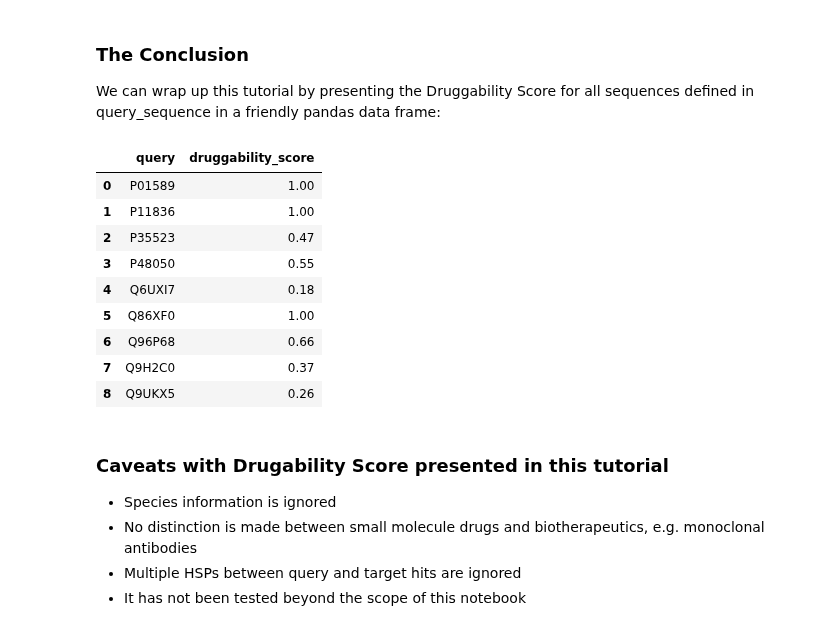
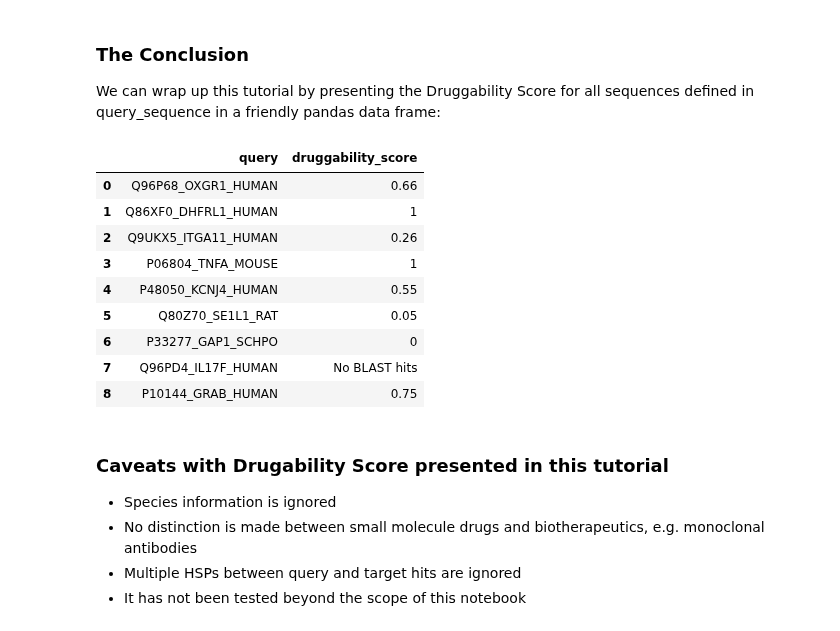
Before and after one commit to chembl/mychembl, a Jupyter notebook: ipython_notebooks/09_myChEMBL_BLAST_and_druggability.ipynb, the cells around one changed output. Saved outputs shown, nothing was run; the diff lists cells and outputs as text; code cells hidden in the pictures.

```diff
--- a/ipython_notebooks/09_myChEMBL_BLAST_and_Druggability.ipynb
+++ b/ipython_notebooks/09_myChEMBL_BLAST_and_druggability.ipynb
@@ -522,19 +507,25 @@ Q9UKX5: 1.0
 ### The Conclusion
 
 We can wrap up this tutorial by presenting the Druggability Score for all sequences defined in query_sequence in a friendly pandas data frame:
-# %%
-rs_merge_df.groupby('query')['druggability_score'].max().reset_index()
-# %% [output]
-|  | query | druggability_score |
-| 0 | P01589 | 1.00 |
-| 1 | P11836 | 1.00 |
-| 2 | P35523 | 0.47 |
-| 3 | P48050 | 0.55 |
-| 4 | Q6UXI7 | 0.18 |
-| 5 | Q86XF0 | 1.00 |
-| 6 | Q96P68 | 0.66 |
-| 7 | Q9H2C0 | 0.37 |
-| 8 | Q9UKX5 | 0.26 |
+# %%
+# Show all results in final table
+pandas.set_option('display.max_rows', 500)
+
+druggability_results_df = DataFrame({'query':query_sequence_order}).merge(rs_merge_df.groupby('query')['druggability_score'].max().reset_index(),
+                                      how='left',
+                                      on='query').fillna('No BLAST hits')
+druggability_results_df
+# %% [output]
+|  | query | druggability_score |
+| 0 | Q96P68_OXGR1_HUMAN | 0.66 |
+| 1 | Q86XF0_DHFRL1_HUMAN | 1 |
+| 2 | Q9UKX5_ITGA11_HUMAN | 0.26 |
+| 3 | P06804_TNFA_MOUSE | 1 |
+| 4 | P48050_KCNJ4_HUMAN | 0.55 |
+| 5 | Q80Z70_SE1L1_RAT | 0.05 |
+| 6 | P33277_GAP1_SCHPO | 0 |
+| 7 | Q96PD4_IL17F_HUMAN | No BLAST hits |
+| 8 | P10144_GRAB_HUMAN | 0.75 |
 # %% [markdown]
 ### Caveats with Drugability Score presented in this tutorial
 
```
Also changed, not shown: parts of 6 cells of this notebook, 6 other files.
